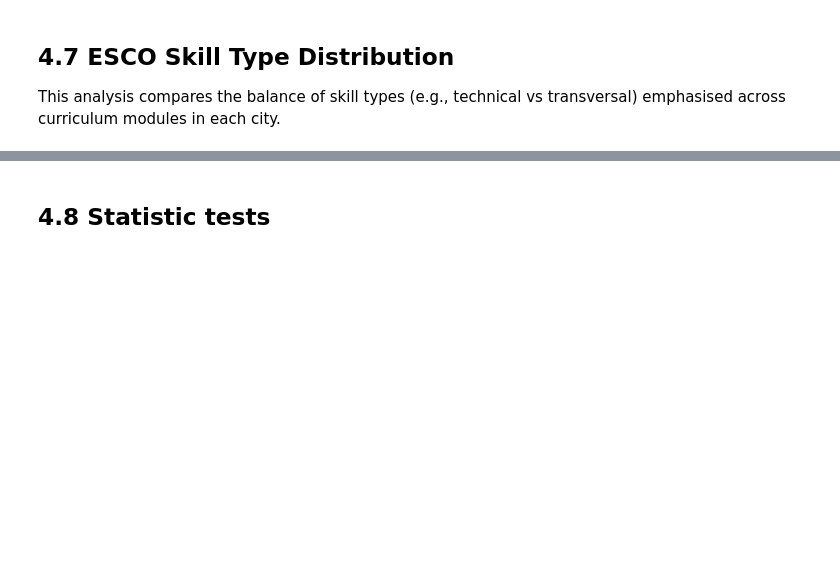
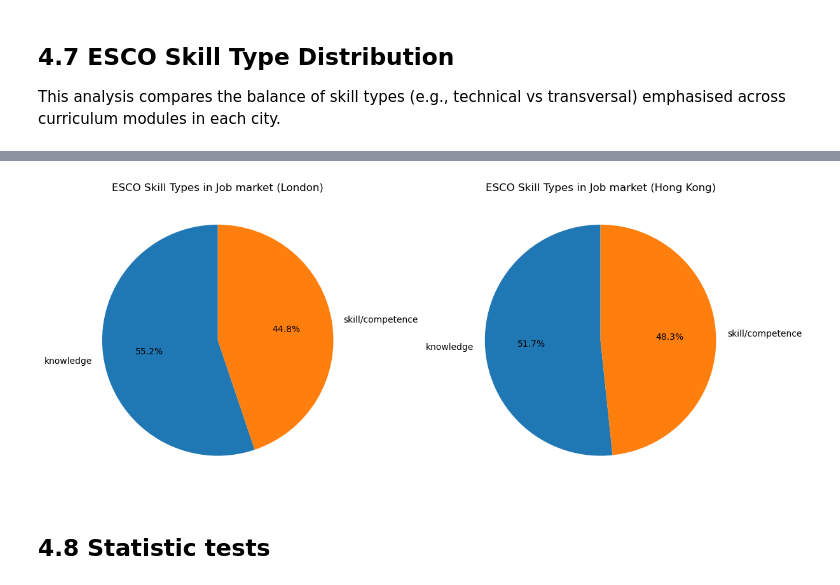
Before and after one commit to WPHdamian/Data-Science-Curriculum-Analysis-, a Jupyter notebook: 04_ESCO_Skill_Matching.ipynb, the cells around one changed output, grey strips where cells are left out. Saved outputs shown, nothing was run; the diff lists cells and outputs as text; code cells hidden in the pictures; blank space fills up the shorter version.

```diff
--- a/04_ESCO_Skill_Matching.ipynb
+++ b/04_ESCO_Skill_Matching.ipynb
@@ -316,3 +441,35 @@ plt.show()
+# %%
+skill_type_counts = (
+    job.explode("esco_skill_types")
+      .groupby(["location", "esco_skill_types"])
+      .size()
+      .reset_index(name="count")
+)
+
+# Get the unique cities
+cities = job["location"].unique()
+
+# Create a subplot grid: 1 row, 2 columns for the two cities
+fig, axes = plt.subplots(1, 2, figsize=(12, 6), constrained_layout=True)
+
+for i, city in enumerate(cities):
+    ax = axes[i]  # Select the appropriate subplot
+    subset = skill_type_counts[skill_type_counts["location"] == city]
+
+    # Create the pie chart for the current city
+    ax.pie(
+        subset["count"],
+        labels=subset["esco_skill_types"],
+        autopct="%1.1f%%",
+        startangle=90
+    )
+    ax.set_title(f"ESCO Skill Types in Job market ({city})")
+
+# Save the combined figure
+plt.savefig(output_dir / "esco_skill_types_job_two_cities.png")
+plt.show()
+# %% [output]
+[figure, added]
 # %% [markdown]
 ## 4.8 Statistic tests
 # %% [markdown]
```
Also changed, not shown: parts of 29 cells of this notebook.
